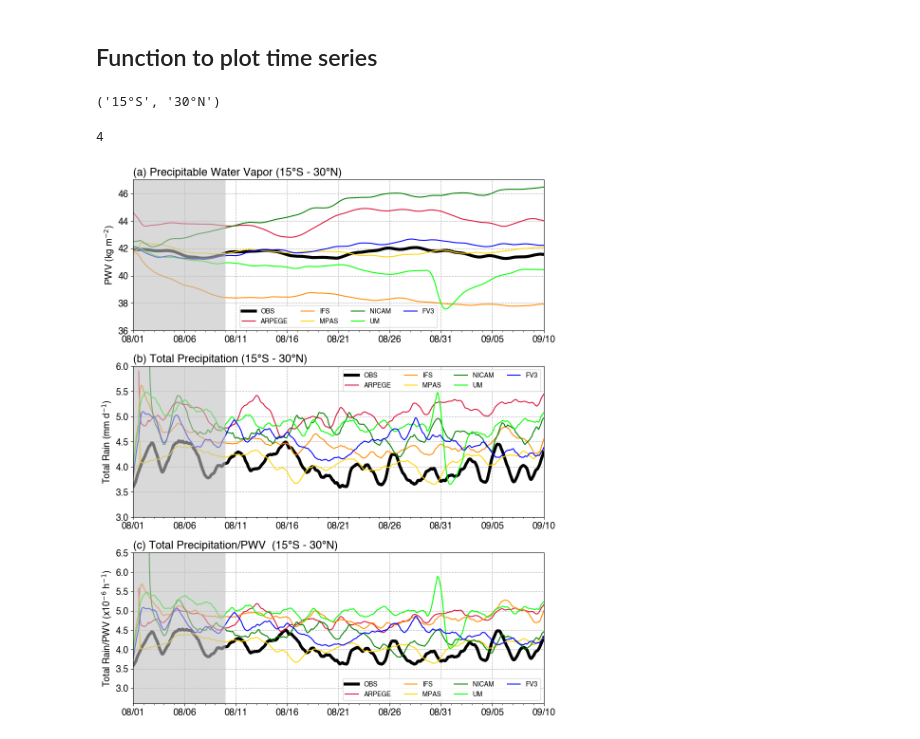
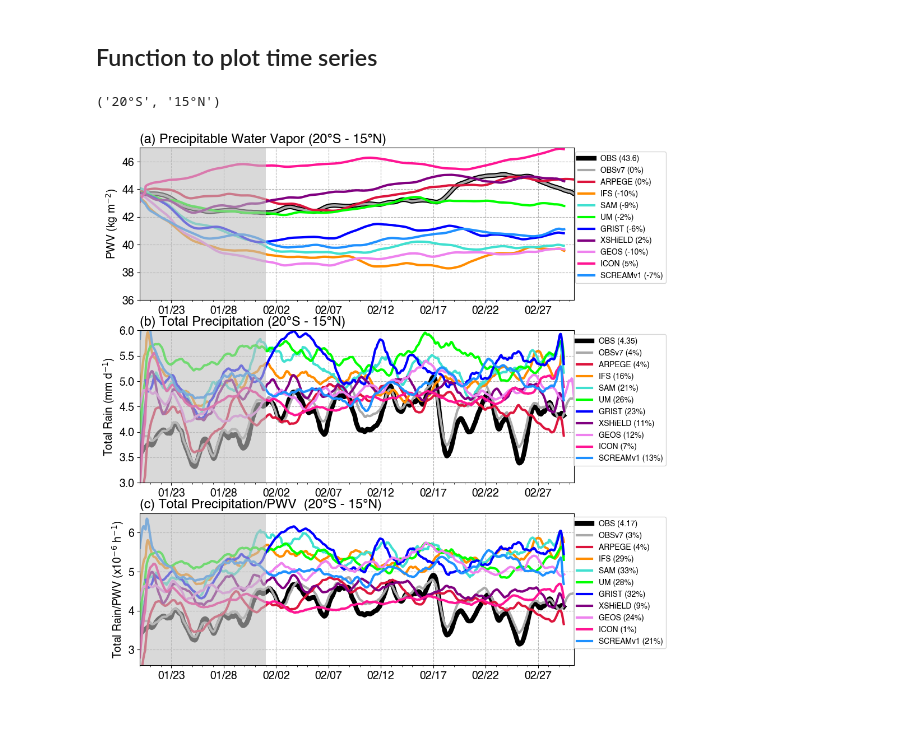
Before and after one commit to WACCEM/MCSMIP-DYAMOND, a Jupyter notebook: Notebooks/mcsmip_env_globalmean_timeseries.ipynb, the cells around one changed output. Saved outputs shown, nothing was run; the diff lists cells and outputs as text; code cells hidden in the pictures.

```diff
--- a/Notebooks/mcsmip_env_globalmean_timeseries.ipynb
+++ b/Notebooks/mcsmip_env_globalmean_timeseries.ipynb
@@ -25,7 +13,7 @@ import warnings
 %matplotlib inline
 # %%
-PHASE = 'Summer'
-# PHASE = 'Winter'
+# PHASE = 'Summer'
+PHASE = 'Winter'
 
 env_varname = 'intqv'
 
@@ -34,21 +22,16 @@ land_frac_thresh = 0.7
 ocean_frac_thresh = 0.1
 
 if PHASE == 'Summer':
-    track_period = '20160801_20160910'
     block_times = pd.to_datetime(['2016-08-01T00', '2016-08-10T00'])
-    lon_bounds = [-180, 180]
-    lat_bounds = [-15, 30]
 if PHASE == 'Winter':
-    track_period = '20200120_20200301'
     block_times = pd.to_datetime(['2020-01-20T00', '2020-02-01T00'])
-    lon_bounds = [-180, 180]
-    lat_bounds = [-20, 15]
 
 rootdir = f'/pscratch/sd/f/feng045/DYAMOND/{PHASE}/'
 
 if PHASE == 'Summer':
     name_map = {
         'obs': 'OBS',
+        'obsv7': 'OBSv7',
         'm1': 'ARPEGE',
         'm2': 'IFS',
         'm3': 'MPAS',
@@ -62,6 +45,7 @@ if PHASE == 'Summer':
 if PHASE == 'Winter':
     name_map = {
         'obs': 'OBS',
+        'obsv7': 'OBSv7',
         'm1': 'ARPEGE',
         'm2': 'IFS',
         # 'm3': 'MPAS',
@@ -79,7 +63,6 @@ if PHASE == 'Winter':
 # Environmental files
 envfiles_timeseries = {key:f'{rootdir}{value}/envs/{PHASE}_{value}_{env_varname}_timeseries.nc' for key,value in name_map.items()}
 rainfiles_timeseries = {key:f'{rootdir}{value}/envs/{PHASE}_{value}_rain_timeseries.nc' for key,value in name_map.items()}
-# rainfiles_timeseries = {key:f'{rootdir}{value}/stats/monthly/mcs_rain_timeseries_{track_period}.nc' for key,value in name_map.items()}
 
 figdir = f'/global/cfs/cdirs/m1867/zfeng/MCSMIP/DYAMOND/{PHASE}/figures/MCSMIP/'
 os.makedirs(figdir, exist_ok=True)
@@ -441,31 +452,44 @@ lat_min = f'{-1*lat_bounds[0]}°S' if lat_bounds[0] < 0 else f'{lat_bounds[0]}°
 lat_max = f'{-1*lat_bounds[1]}°S' if lat_bounds[1] < 0 else f'{lat_bounds[1]}°N'
 lat_min, lat_max
 # %% [output]
-('15°S', '30°N')
+('20°S', '15°N')
-# %%
-int(len(name_map)/2)+1
-# %% [output]
-4
 # %%
 power = 6
 scale = 10**(power)
 data_arr = [dse_s.intqv, dsr_s.precipitation*24, pcp_pwv*scale]
 time_data = [dse_s.time, dsr_s.time, ds.time]
 
 titles = [f'(a) Precipitable Water Vapor ({lat_min} - {lat_max})', f'(b) Total Precipitation ({lat_min} - {lat_max})', f'(c) Total Precipitation/PWV  ({lat_min} - {lat_max})']
 ylabels = ['PWV (kg m$^{-2}$)', 'Total Rain (mm d$^{-1}$)', 'Total Rain/PWV (x10$^{-6}$ h$^{-1}$)']
 xlabels = 'Date'
 xlims = [dse.time.min().data, dse.time.max().data]
 ylims = [(36,47), (3,6), (2.6,6.5)]
-legends = name_map
-legend_prop = {'ncol':int(len(name_map)/2+1), 'fontsize':10, 'loc':'best'}
-inset_param = {'width':'55%', 'height':'15%', 'loc':'lower left', 'borderpad':0.1}
+# legends = name_map
+legends_pwv = {}
+legends_pcp = {}
+legends_pcppwv = {}
+# Add average values to legend
+legends_pwv = {}
+legends_pcp = {}
+legends_pcppwv = {}
+for key in name_map:
+    if key == 'obs':
+        legends_pwv[key] = f'{name_map[key]} ({pwv_avg.sel(source=key).values:.01f})'
+        legends_pcp[key] = f'{name_map[key]} ({pcp_avg.sel(source=key).values:.02f})'
+        legends_pcppwv[key] = f'{name_map[key]} ({pcp_pwv_avg.sel(source=key).values*scale:.02f})'
+    else:
+        legends_pwv[key] = f'{name_map[key]} ({pwv_diff.sel(source=key).values:.0f}%)'
+        legends_pcp[key] = f'{name_map[key]} ({pcp_diff.sel(source=key).values:.0f}%)'
+        legends_pcppwv[key] = f'{name_map[key]} ({pcp_pwv_diff.sel(source=key).values:.0f}%)'
+legends = [legends_pwv, legends_pcp, legends_pcppwv]
+# legend_prop = {'ncol':int(len(name_map)/2+1), 'fontsize':10, 'loc':'best'}
+legend_prop = {'ncol':1, 'fontsize':10, 'loc':'upper right', 'anchor':(1.22, 1)}
 figname = f'{figdir}globalmean_timeseries_pwv_total_rain_nodiurnal.png'
 fig = plot_time_nrow(3, time_data, data_arr, titles, xlabels, ylabels, legends, figname,
                    xlims=xlims, ylims=ylims, block_times=block_times,
                    legend_prop=legend_prop, fontsize=14, figsize=[10,12])
 # %% [output]
-[figure, old version]
+[figure, new version]
 # %%
 data_arr = [dse.intqv, dsr.precipitation*24]
 time_data = [dse.time, dsr.time]
```
Also changed, not shown: parts of 13 cells of this notebook, 24 other files.
